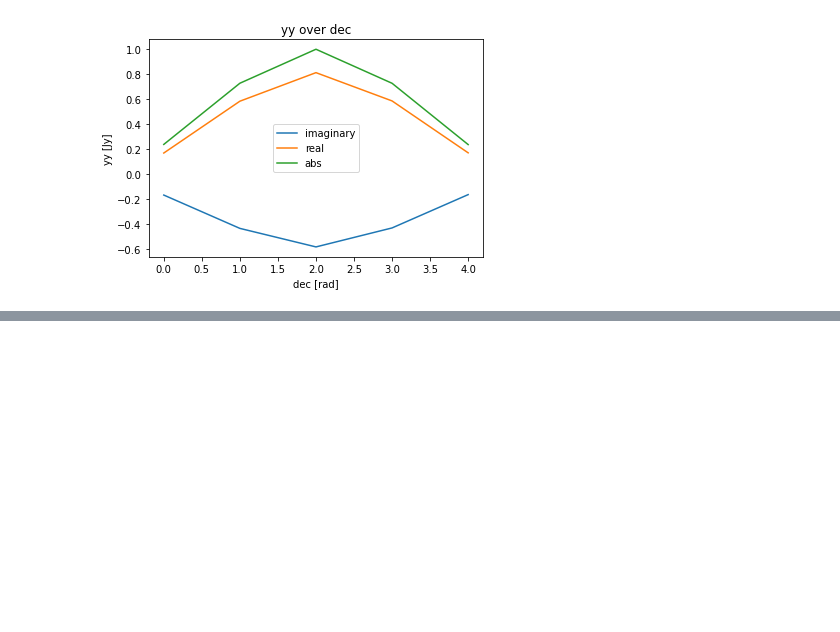
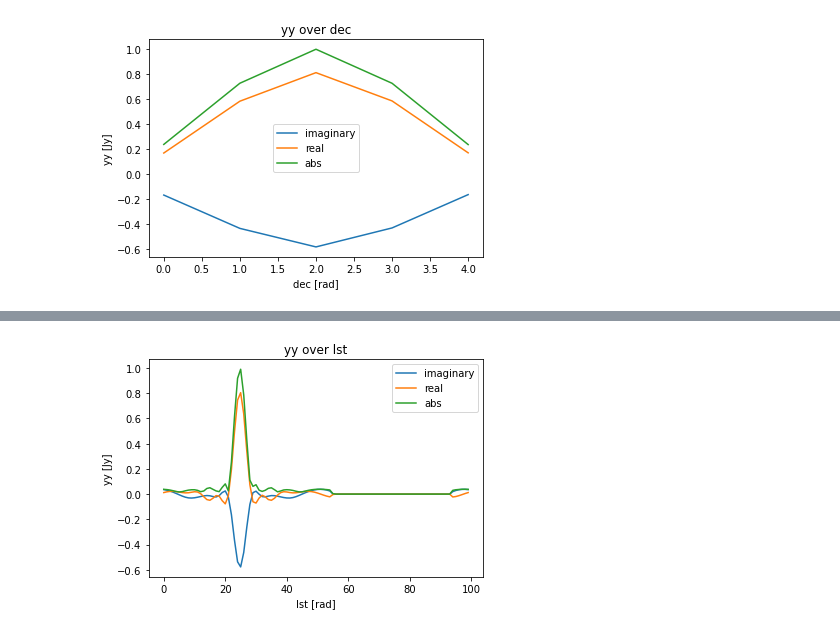
Before and after one commit to 3276908917/skyflux, a Jupyter notebook: notebooks/debugging/pure_J.ipynb, the cells around one changed output, grey strips where cells are left out. Drawn from its saved outputs; the diff is of its cells as text; code cells hidden in the pictures; blank space fills up the shorter version.

```diff
--- a/notebooks/debugging/pure_J.ipynb
+++ b/notebooks/debugging/pure_J.ipynb
@@ -257,0 +129,4 @@ plt.show()
+# %%
+stokes_plotter(dict_lst, 'yy')
+# %% [output]
+[figure, added]
```
Also changed, not shown: parts of 11 cells of this notebook, 1 other file.
